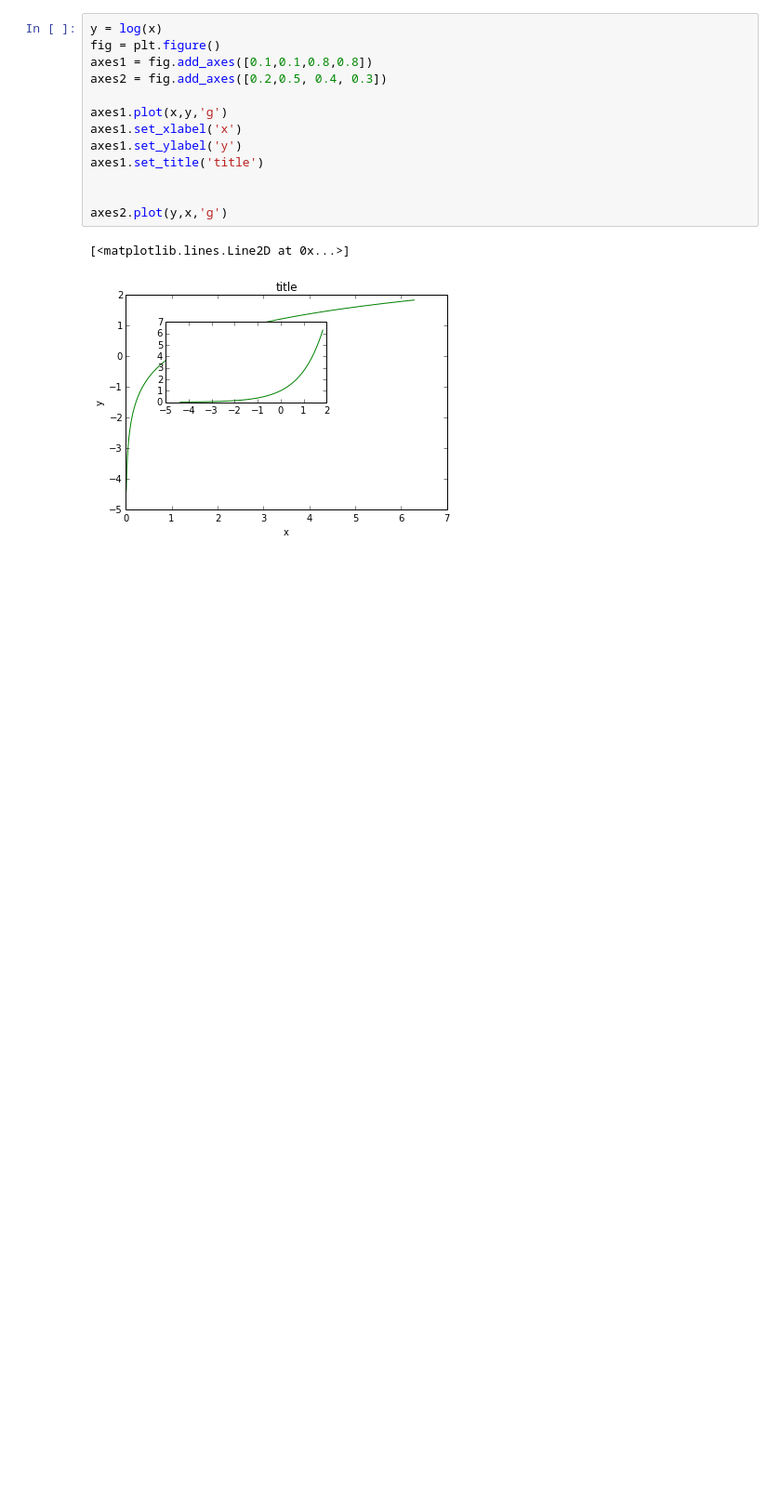
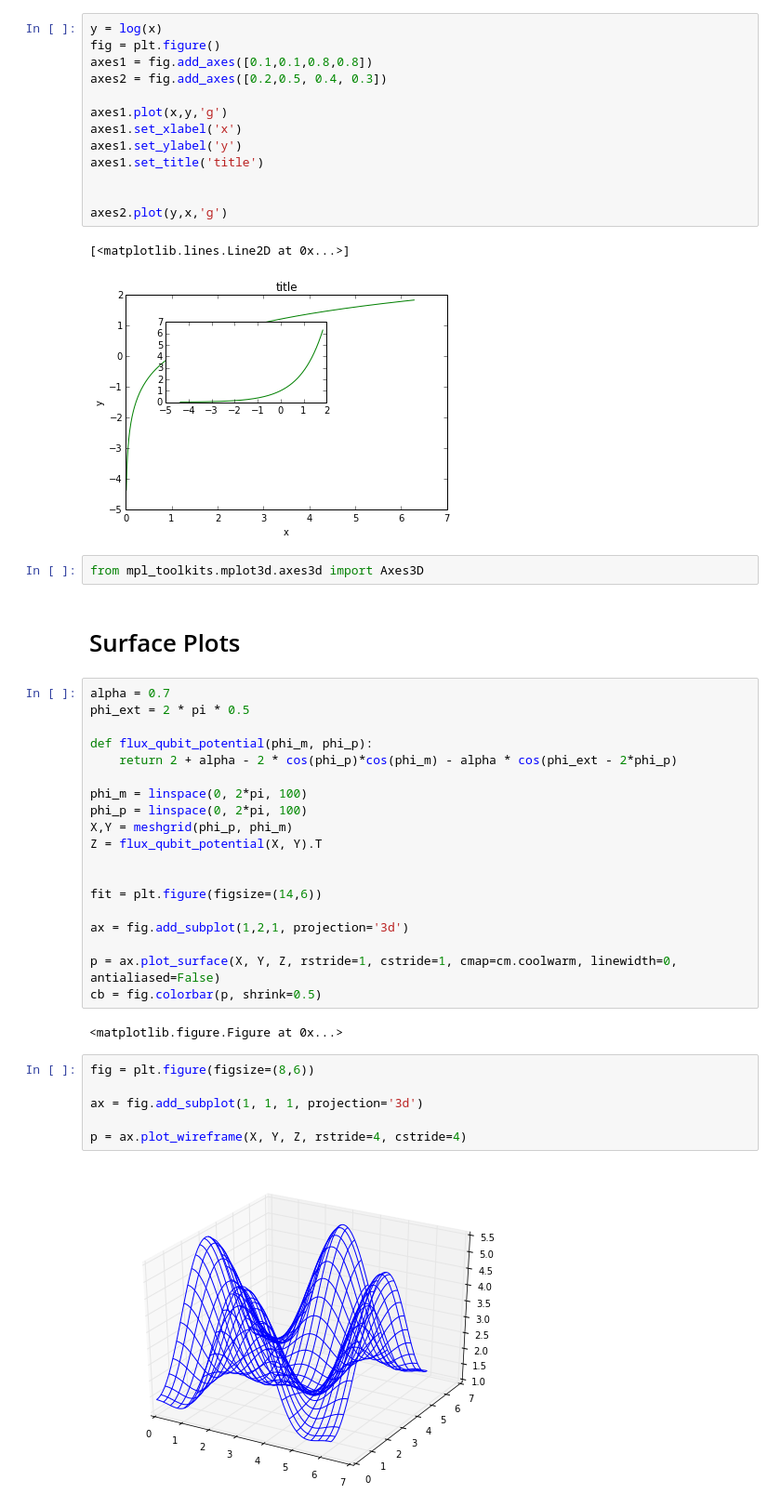
Before and after one commit to ZaighumRajput/IPython, a Jupyter notebook: Finance/plottingTutorial.ipynb, the cells around one changed output. Shown: that part at 93% size. Cells and saved outputs as stored; diff of their text form; blank space fills up the shorter version.

Commit message:
plotting

```diff
--- a/Finance/plottingTutorial.ipynb
+++ b/Finance/plottingTutorial.ipynb
@@ -46,3 +46,36 @@ axes2.plot(y,x,'g')
 # %% [output]
 [<matplotlib.lines.Line2D at 0x...>]
 [figure]
+# %%
+from mpl_toolkits.mplot3d.axes3d import Axes3D
+# %% [markdown]
+# Surface Plots
+# %%
+alpha = 0.7
+phi_ext = 2 * pi * 0.5
+
+def flux_qubit_potential(phi_m, phi_p):
+    return 2 + alpha - 2 * cos(phi_p)*cos(phi_m) - alpha * cos(phi_ext - 2*phi_p)
+
+phi_m = linspace(0, 2*pi, 100)
+phi_p = linspace(0, 2*pi, 100)
+X,Y = meshgrid(phi_p, phi_m)
+Z = flux_qubit_potential(X, Y).T
+
+
+fit = plt.figure(figsize=(14,6))
+
+ax = fig.add_subplot(1,2,1, projection='3d')
+
+p = ax.plot_surface(X, Y, Z, rstride=1, cstride=1, cmap=cm.coolwarm, linewidth=0, antialiased=False)
+cb = fig.colorbar(p, shrink=0.5)
+# %% [output]
+<matplotlib.figure.Figure at 0x...>
+# %%
+fig = plt.figure(figsize=(8,6))
+
+ax = fig.add_subplot(1, 1, 1, projection='3d')
+
+p = ax.plot_wireframe(X, Y, Z, rstride=4, cstride=4)
+# %% [output]
+[figure, added]
```
Also changed, not shown: 1 other file.
